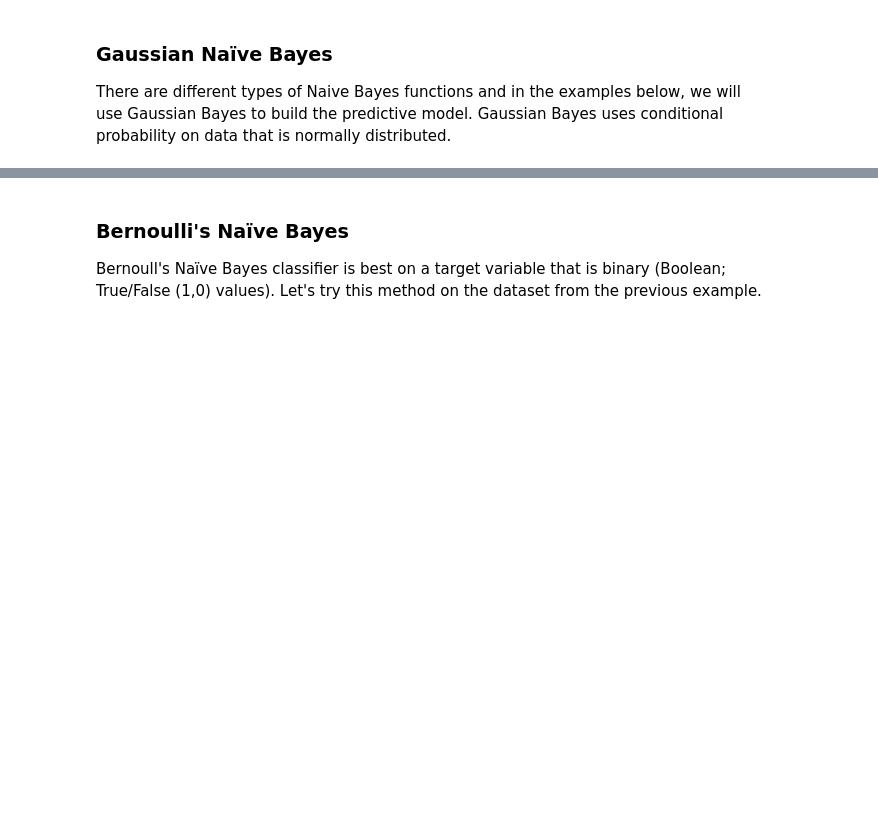
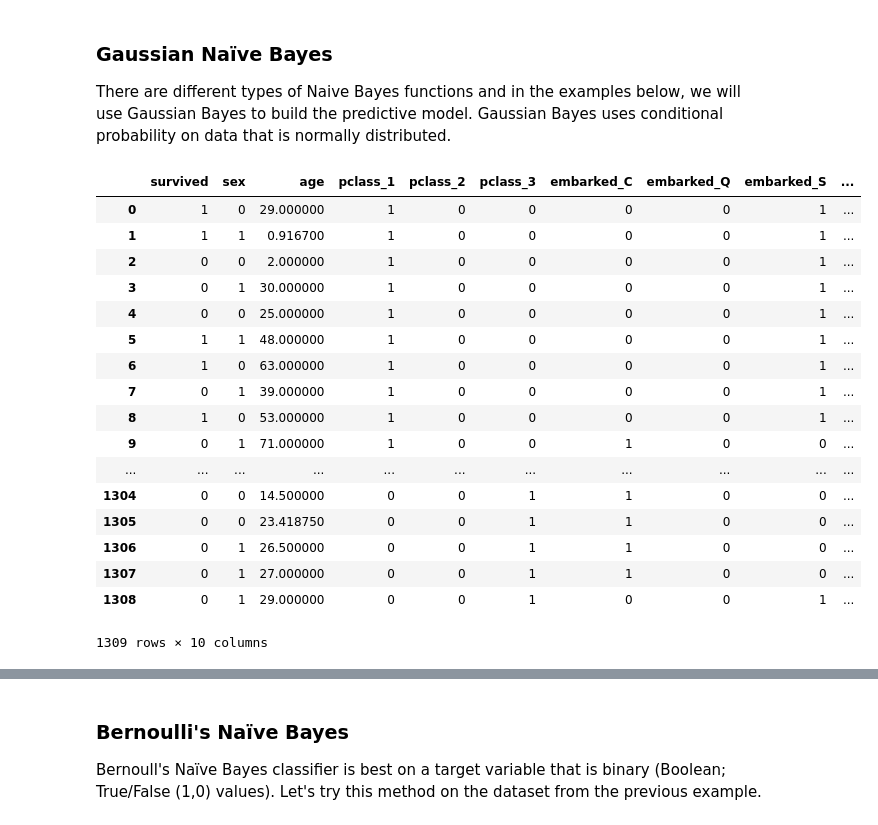
Before and after one commit to Whynotski/MCC-Week3--Feature-Scaling-and-Geolocation, a Jupyter notebook: Titanic_NaiveBayes_LAdam.ipynb, the cells around one changed output, grey strips where cells are left out. Saved outputs shown, nothing was run; the diff lists cells and outputs as text; code cells hidden in the pictures; blank space fills up the shorter version.

```diff
--- a/Titanic_NaiveBayes_LAdam.ipynb
+++ b/Titanic_NaiveBayes_LAdam.ipynb
@@ -306,6 +412,25 @@ from sklearn.metrics import confusion_matrix
 from sklearn.metrics import accuracy_score
 # %%
 #check to see if there are any missing values
-df.count()
+modeldf
+# %% [output]
+|  | survived | sex | age | pclass_1 | pclass_2 | pclass_3 | embarked_C | embarked_Q | embarked_S | ... |
+| 0 | 1 | 0 | 29.000000 | 1 | 0 | 0 | 0 | 0 | 1 | ... |
+| 1 | 1 | 1 | 0.916700 | 1 | 0 | 0 | 0 | 0 | 1 | ... |
+| 2 | 0 | 0 | 2.000000 | 1 | 0 | 0 | 0 | 0 | 1 | ... |
+| 3 | 0 | 1 | 30.000000 | 1 | 0 | 0 | 0 | 0 | 1 | ... |
+| 4 | 0 | 0 | 25.000000 | 1 | 0 | 0 | 0 | 0 | 1 | ... |
+| 5 | 1 | 1 | 48.000000 | 1 | 0 | 0 | 0 | 0 | 1 | ... |
+| 6 | 1 | 0 | 63.000000 | 1 | 0 | 0 | 0 | 0 | 1 | ... |
+| 7 | 0 | 1 | 39.000000 | 1 | 0 | 0 | 0 | 0 | 1 | ... |
+| 8 | 1 | 0 | 53.000000 | 1 | 0 | 0 | 0 | 0 | 1 | ... |
+| 9 | 0 | 1 | 71.000000 | 1 | 0 | 0 | 1 | 0 | 0 | ... |
+| ... | ... | ... | ... | ... | ... | ... | ... | ... | ... | ... |
+| 1304 | 0 | 0 | 14.500000 | 0 | 0 | 1 | 1 | 0 | 0 | ... |
+| 1305 | 0 | 0 | 23.418750 | 0 | 0 | 1 | 1 | 0 | 0 | ... |
+| 1306 | 0 | 1 | 26.500000 | 0 | 0 | 1 | 1 | 0 | 0 | ... |
+| 1307 | 0 | 1 | 27.000000 | 0 | 0 | 1 | 1 | 0 | 0 | ... |
+| 1308 | 0 | 1 | 29.000000 | 0 | 0 | 1 | 0 | 0 | 1 | ... |
+1309 rows × 10 columns
 # %%
 df.dtypes
```
Also changed, not shown: parts of 41 cells of this notebook.
